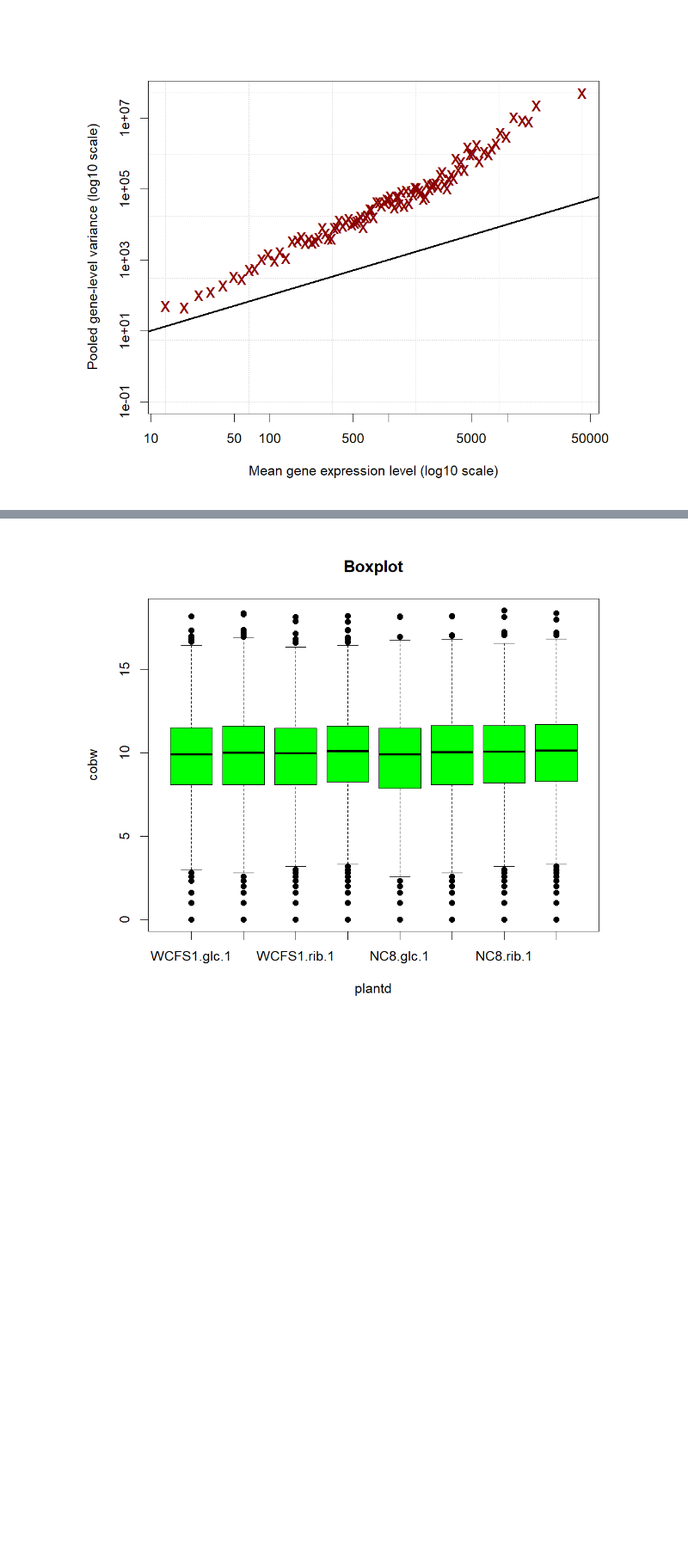
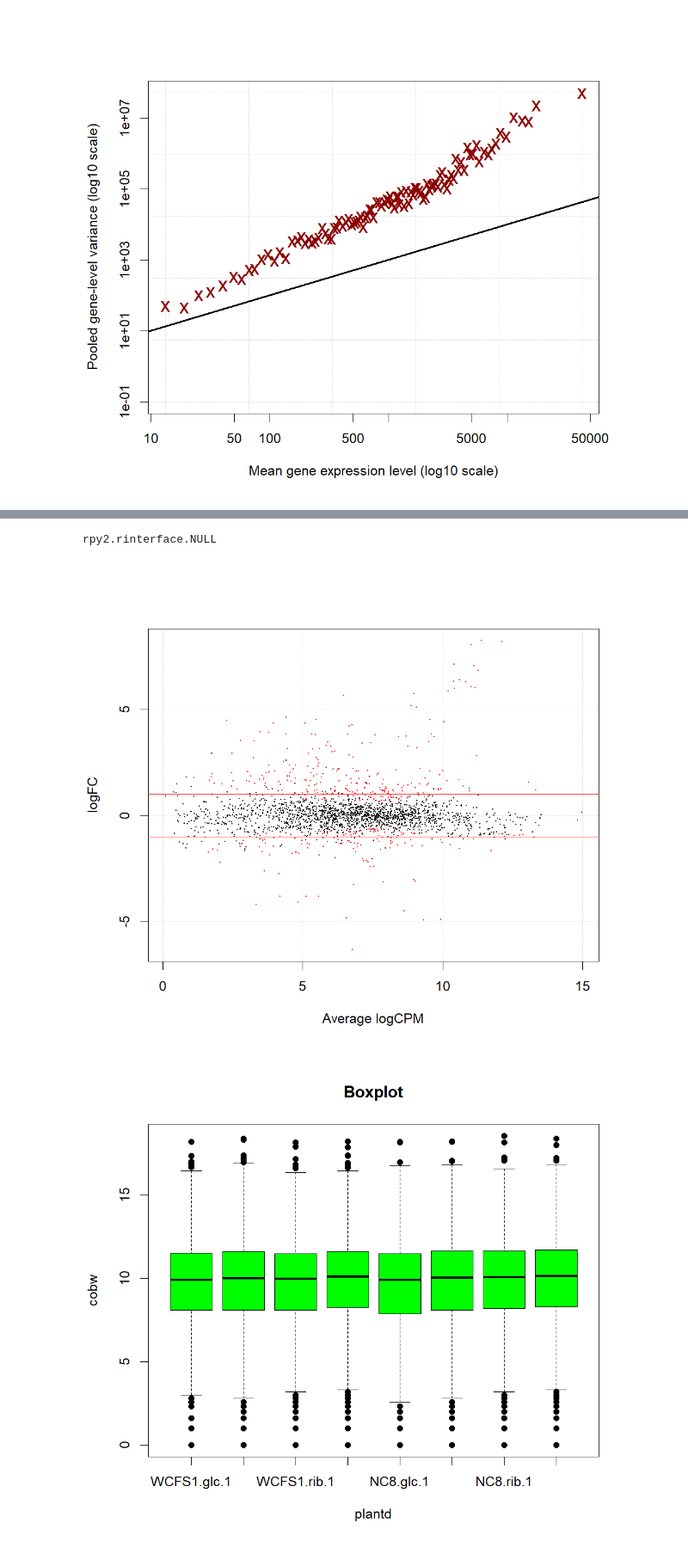
Before and after one commit to komjum6/Significant-Genes-project, a Jupyter notebook: siggenprod.ipynb, the cells around one changed output, grey strips where cells are left out. Shown: that part at 86% size. Cells and saved outputs as stored; diff of their text form; code cells hidden in the pictures; blank space fills up the shorter version.

```diff
--- a/siggenprod.ipynb
+++ b/siggenprod.ipynb
@@ -178,3 +168,13 @@ $span
+# %%
+r("write.csv(as.data.frame(edgeR_result), file='siggenes.csv', row.names = TRUE)"); # topTags(lrt,n=15000)
+# %% [output]
+rpy2.rinterface.NULL
+# %%
+r('Genes <- decideTestsDGE(lrt, p=0.001)')
+r('Genes <- rownames(lrt)[as.logical(Genes)]')
+render('lrt', main='plotSmear', plot='plotSmear')
+# %% [output]
+[figure, added]
 # %%
 r('lm <- log2(m+1)')
 
```
Also changed, not shown: parts of 6 cells of this notebook.
